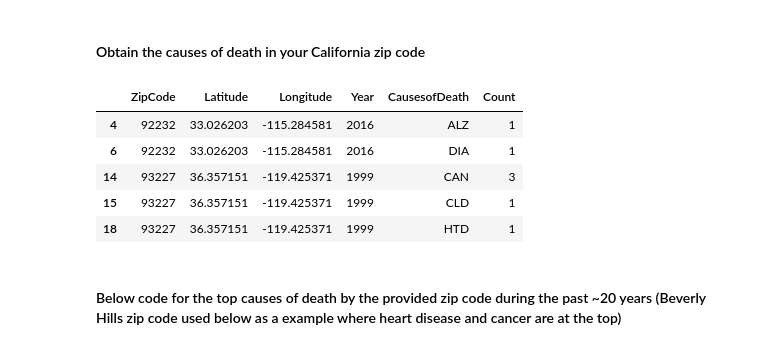
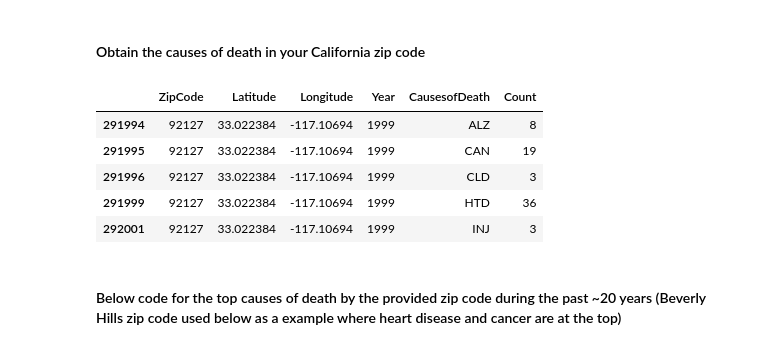
Before and after one commit to nairsubhash/Coursera_Capstone, a Jupyter notebook: California_causes_of_death.ipynb, the cells around one changed output. Drawn from its saved outputs; the diff is of its cells as text; code cells hidden in the pictures.

```diff
--- a/California_causes_of_death.ipynb
+++ b/California_causes_of_death.ipynb
@@ -133,14 +133,13 @@ dfD = dfD[dfD['Count'] > 0]
 #### Obtain the causes of death in your California zip code
 # %%
 dfD.loc[dfD['ZipCode'] == "92127"].head()
-dfD.head()
 # %% [output]
 |  | ZipCode | Latitude | Longitude | Year | CausesofDeath | Count |
-| 4 | 92232 | 33.026203 | -115.284581 | 2016 | ALZ | 1 |
-| 6 | 92232 | 33.026203 | -115.284581 | 2016 | DIA | 1 |
-| 14 | 93227 | 36.357151 | -119.425371 | 1999 | CAN | 3 |
-| 15 | 93227 | 36.357151 | -119.425371 | 1999 | CLD | 1 |
-| 18 | 93227 | 36.357151 | -119.425371 | 1999 | HTD | 1 |
+| 291994 | 92127 | 33.022384 | -117.10694 | 1999 | ALZ | 8 |
+| 291995 | 92127 | 33.022384 | -117.10694 | 1999 | CAN | 19 |
+| 291996 | 92127 | 33.022384 | -117.10694 | 1999 | CLD | 3 |
+| 291999 | 92127 | 33.022384 | -117.10694 | 1999 | HTD | 36 |
+| 292001 | 92127 | 33.022384 | -117.10694 | 1999 | INJ | 3 |
 # %% [markdown]
 #### Below code for the top causes of death by the provided zip code during the past ~20 years (Beverly Hills zip code used below as a example where heart disease and cancer are at the top)
 # %%
```
Also changed, not shown: parts of 2 cells of this notebook.
